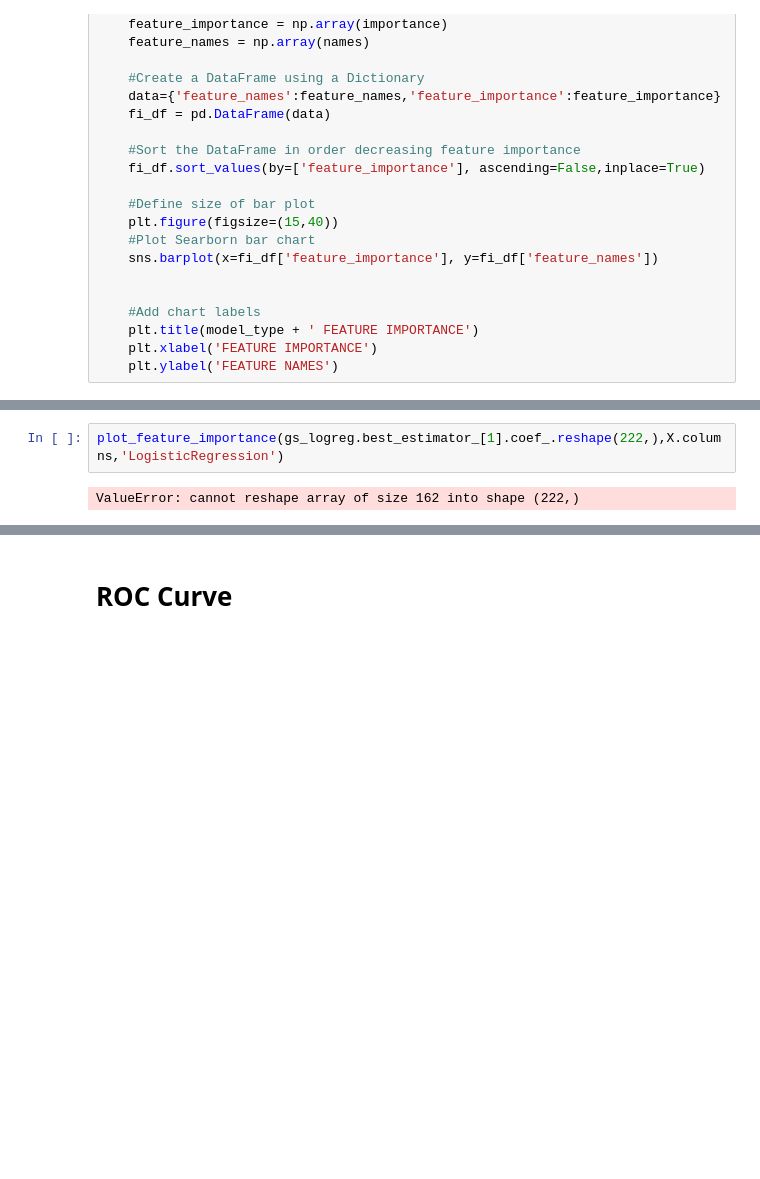
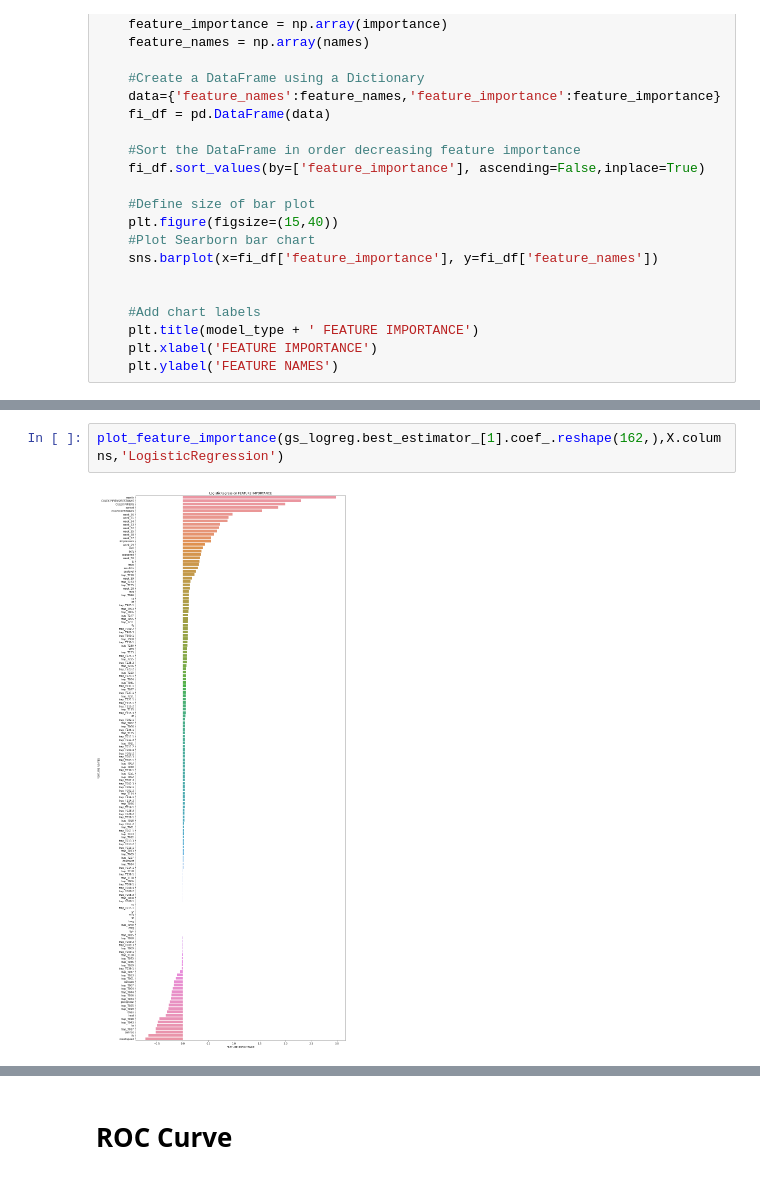
Before and after one commit to msamhz/GA-Project_4, a Jupyter notebook: code/3_Classification Modelling.ipynb, the cells around one changed output, grey strips where cells are left out. Drawn from its saved outputs; the diff is of its cells as text; blank space fills up the shorter version.

```diff
--- a/code/3_Classification Modelling.ipynb
+++ b/code/3_Classification Modelling.ipynb
@@ -856,6 +801,6 @@ plot_feature_importance(xbg_model.feature_importances_,X.columns,'XGBoost')
 # %%
-plot_feature_importance(gs_logreg.best_estimator_[1].coef_.reshape(222,),X.columns,'LogisticRegression')
+plot_feature_importance(gs_logreg.best_estimator_[1].coef_.reshape(162,),X.columns,'LogisticRegression')
 # %% [output]
-ValueError: cannot reshape array of size 162 into shape (222,)
+[figure, added]
 # %%
 plot_feature_importance(rfs_hyperparam_bal.feature_importances_,X.columns,'RandomForestClassifier')
```
Also changed, not shown: parts of 13 cells of this notebook.
